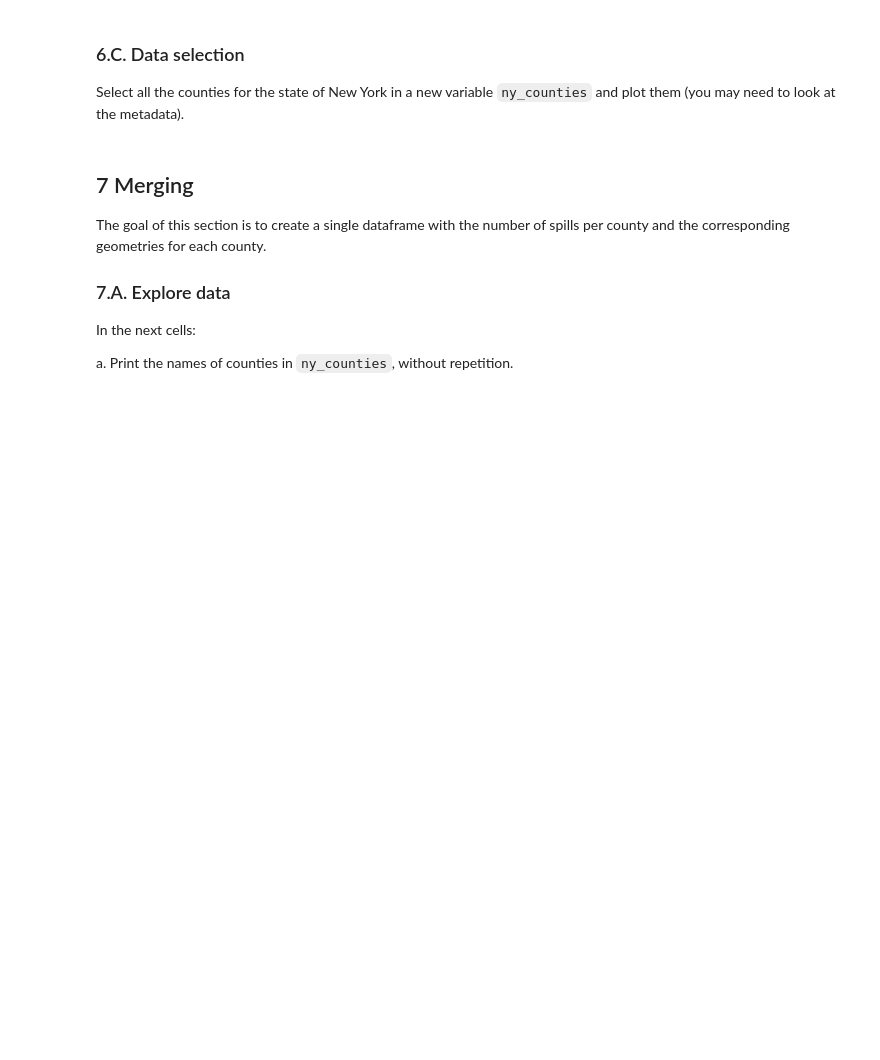
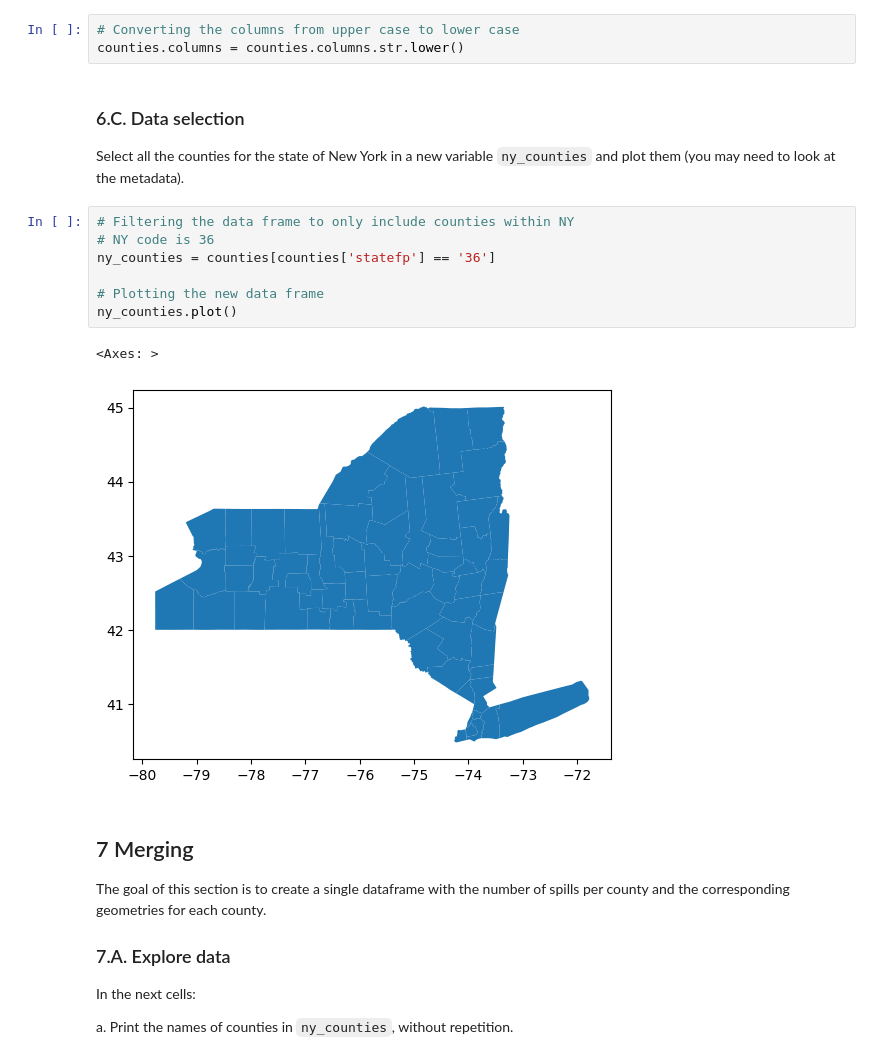
Before and after one commit to kailani-boop/eds220-hwk3, a Jupyter notebook: hwk3-task2-spills.ipynb, the cells around one changed output. Drawn from its saved outputs; the diff is of its cells as text; blank space fills up the shorter version.

```diff
--- a/hwk3-task2-spills.ipynb
+++ b/hwk3-task2-spills.ipynb
@@ -406,6 +454,9 @@ _Type your answer here, replacing this text._
 ### 6.B. Cleaning
 
 Simplify column names as needed.
+# %%
+# Converting the columns from upper case to lower case
+counties.columns = counties.columns.str.lower()
 # %% [markdown]
 <!-- END QUESTION -->
 
@@ -414,6 +465,16 @@ Simplify column names as needed.
 ### 6.C. Data selection
 
 Select all the counties for the state of New York in a new variable `ny_counties` and plot them (you may need to look at the metadata).
+# %%
+# Filtering the data frame to only include counties within NY
+# NY code is 36
+ny_counties = counties[counties['statefp'] == '36']
+
+# Plotting the new data frame
+ny_counties.plot()
+# %% [output]
+<Axes: >
+[figure, added]
 # %% [markdown]
 <!-- END QUESTION -->
 
```
Also changed, not shown: parts of 25 cells of this notebook.
